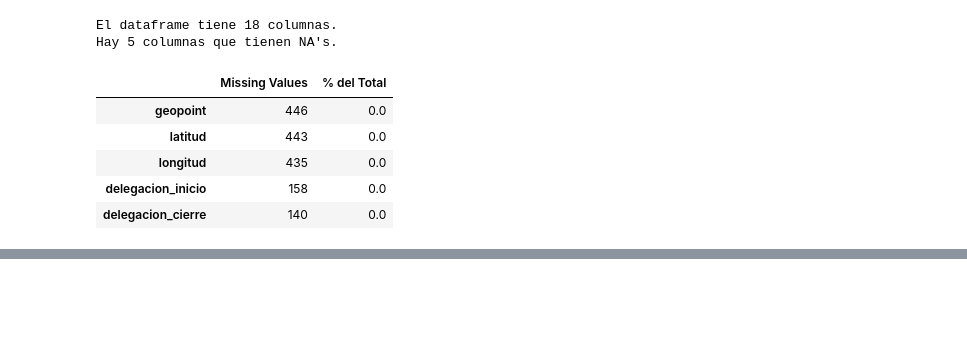
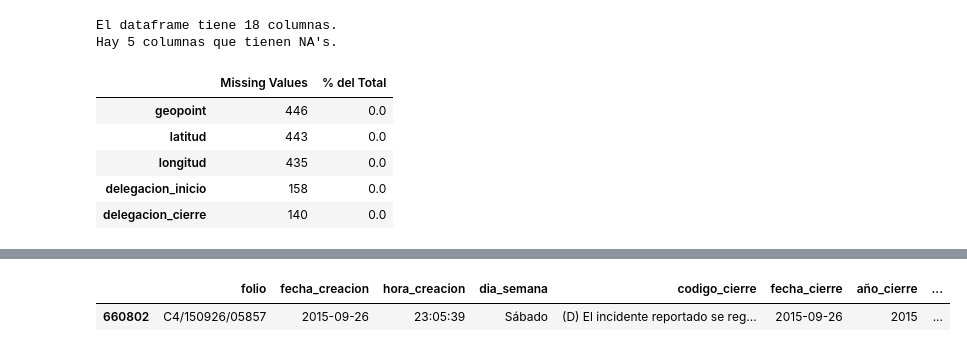
Before and after one commit to rafaelortegar/Proyecto1_IDS_2020, a Jupyter notebook: notebooks/c5_first_approach.ipynb, the cells around one changed output, grey strips where cells are left out. Drawn from its saved outputs; the diff is of its cells as text; code cells hidden in the pictures; blank space fills up the shorter version.

```diff
--- a/notebooks/c5_first_approach.ipynb
+++ b/notebooks/c5_first_approach.ipynb
@@ -960,0 +1020,9 @@ Hay 5 columnas que tienen NA's.
+# %%
+df_incidentes['hora_creacion'] = df_incidentes['hora_creacion'].astype('str')
+# %%
+df_incidentes['hora_creacion'] = df_incidentes['hora_creacion'].str.replace('1900-01-01 ', '')
+# %%
+df_incidentes.sample()
+# %% [output]
+|  | folio | fecha_creacion | hora_creacion | dia_semana | codigo_cierre | fecha_cierre | año_cierre | ... |
+| 660802 | C4/150926/05857 | 2015-09-26 | 23:05:39 | Sábado | (D) El incidente reportado se reg... | 2015-09-26 | 2015 | ... |
```
Also changed, not shown: parts of 23 cells of this notebook.
